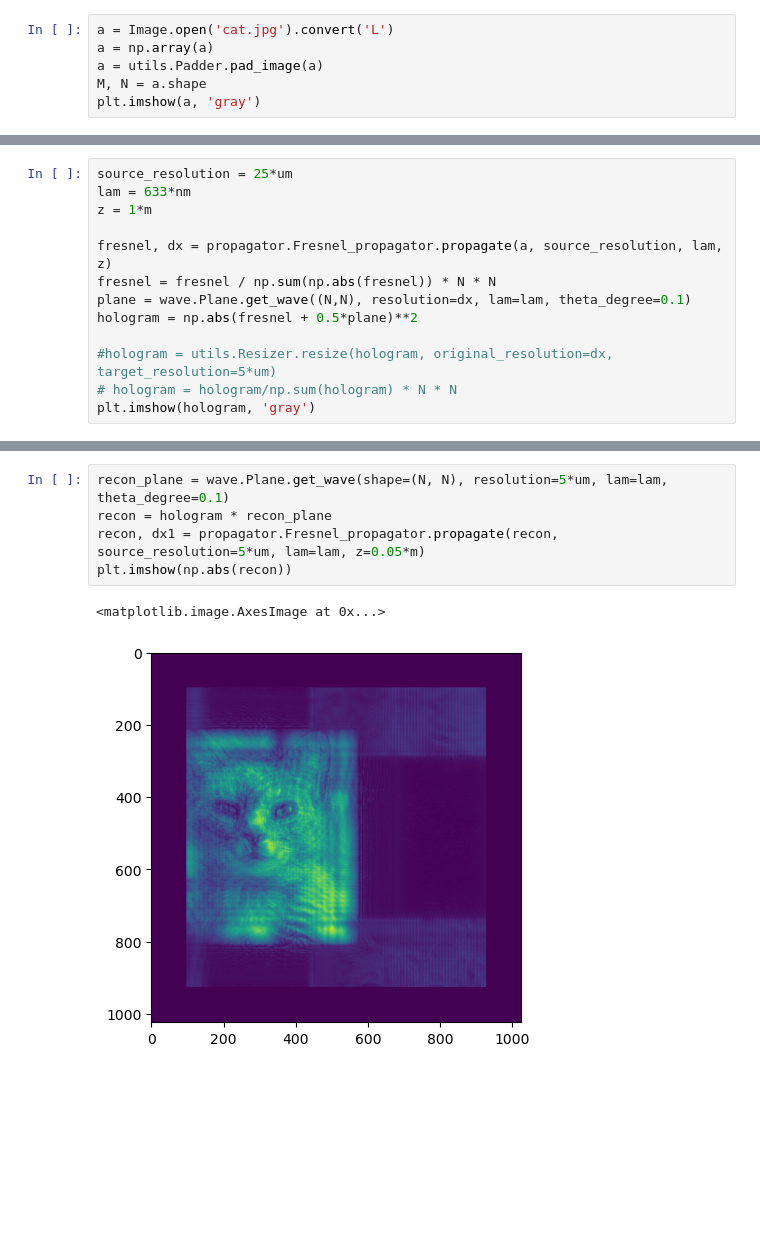
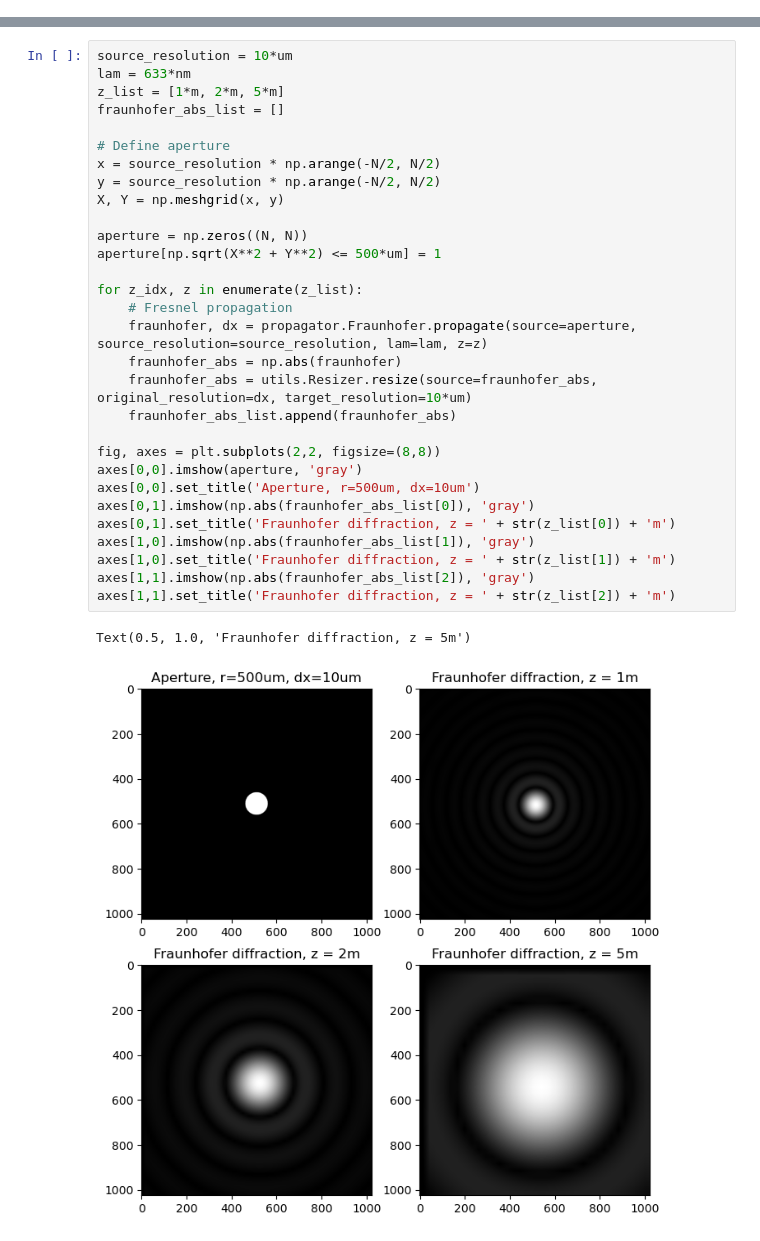
Before and after one commit to rkka02/holography_v0, a Jupyter notebook: test.ipynb, the cells around one changed output, grey strips where cells are left out. Cells and saved outputs as stored; diff of their text form; blank space fills up the shorter version.

Commit message:
Many improvements. Fraunhofer and Fresnel propagator are completed

```diff
--- a/test.ipynb
+++ b/test.ipynb
@@ -12,6 +13,0 @@ nm = 1e-9
-# %%
-a = Image.open('cat.jpg').convert('L')
-a = np.array(a)
-a = utils.Padder.pad_image(a)
-M, N = a.shape
-plt.imshow(a, 'gray')
@@ -21,13 +13,0 @@ plt.imshow(a, 'gray')
-# %%
-source_resolution = 25*um
-lam = 633*nm
-z = 1*m
-
-fresnel, dx = propagator.Fresnel_propagator.propagate(a, source_resolution, lam, z)
-fresnel = fresnel / np.sum(np.abs(fresnel)) * N * N
-plane = wave.Plane.get_wave((N,N), resolution=dx, lam=lam, theta_degree=0.1)
-hologram = np.abs(fresnel + 0.5*plane)**2
-
-#hologram = utils.Resizer.resize(hologram, original_resolution=dx, target_resolution=5*um)
-# hologram = hologram/np.sum(hologram) * N * N
-plt.imshow(hologram, 'gray')
@@ -37,8 +14,33 @@ plt.imshow(hologram, 'gray')
-# %%
-recon_plane = wave.Plane.get_wave(shape=(N, N), resolution=5*um, lam=lam, theta_degree=0.1)
-recon = hologram * recon_plane
-recon, dx1 = propagator.Fresnel_propagator.propagate(recon, source_resolution=5*um, lam=lam, z=0.05*m)
-plt.imshow(np.abs(recon))
-# %% [output]
-<matplotlib.image.AxesImage at 0x...>
-[figure, removed]
+# %%
+source_resolution = 10*um
+lam = 633*nm
+z_list = [1*m, 2*m, 5*m]
+fraunhofer_abs_list = []
+
+# Define aperture
+x = source_resolution * np.arange(-N/2, N/2)
+y = source_resolution * np.arange(-N/2, N/2)
+X, Y = np.meshgrid(x, y)
+
+aperture = np.zeros((N, N))
+aperture[np.sqrt(X**2 + Y**2) <= 500*um] = 1
+
+for z_idx, z in enumerate(z_list):
+    # Fresnel propagation
+    fraunhofer, dx = propagator.Fraunhofer.propagate(source=aperture, source_resolution=source_resolution, lam=lam, z=z)
+    fraunhofer_abs = np.abs(fraunhofer)
+    fraunhofer_abs = utils.Resizer.resize(source=fraunhofer_abs, original_resolution=dx, target_resolution=10*um)
+    fraunhofer_abs_list.append(fraunhofer_abs)
+
+fig, axes = plt.subplots(2,2, figsize=(8,8))
+axes[0,0].imshow(aperture, 'gray')
+axes[0,0].set_title('Aperture, r=500um, dx=10um')
+axes[0,1].imshow(np.abs(fraunhofer_abs_list[0]), 'gray')
+axes[0,1].set_title('Fraunhofer diffraction, z = ' + str(z_list[0]) + 'm')
+axes[1,0].imshow(np.abs(fraunhofer_abs_list[1]), 'gray')
+axes[1,0].set_title('Fraunhofer diffraction, z = ' + str(z_list[1]) + 'm')
+axes[1,1].imshow(np.abs(fraunhofer_abs_list[2]), 'gray')
+axes[1,1].set_title('Fraunhofer diffraction, z = ' + str(z_list[2]) + 'm')
+# %% [output]
+Text(0.5, 1.0, 'Fraunhofer diffraction, z = 5m')
+[figure, added]
```
Also changed, not shown: parts of 7 cells of this notebook, 11 other files.
